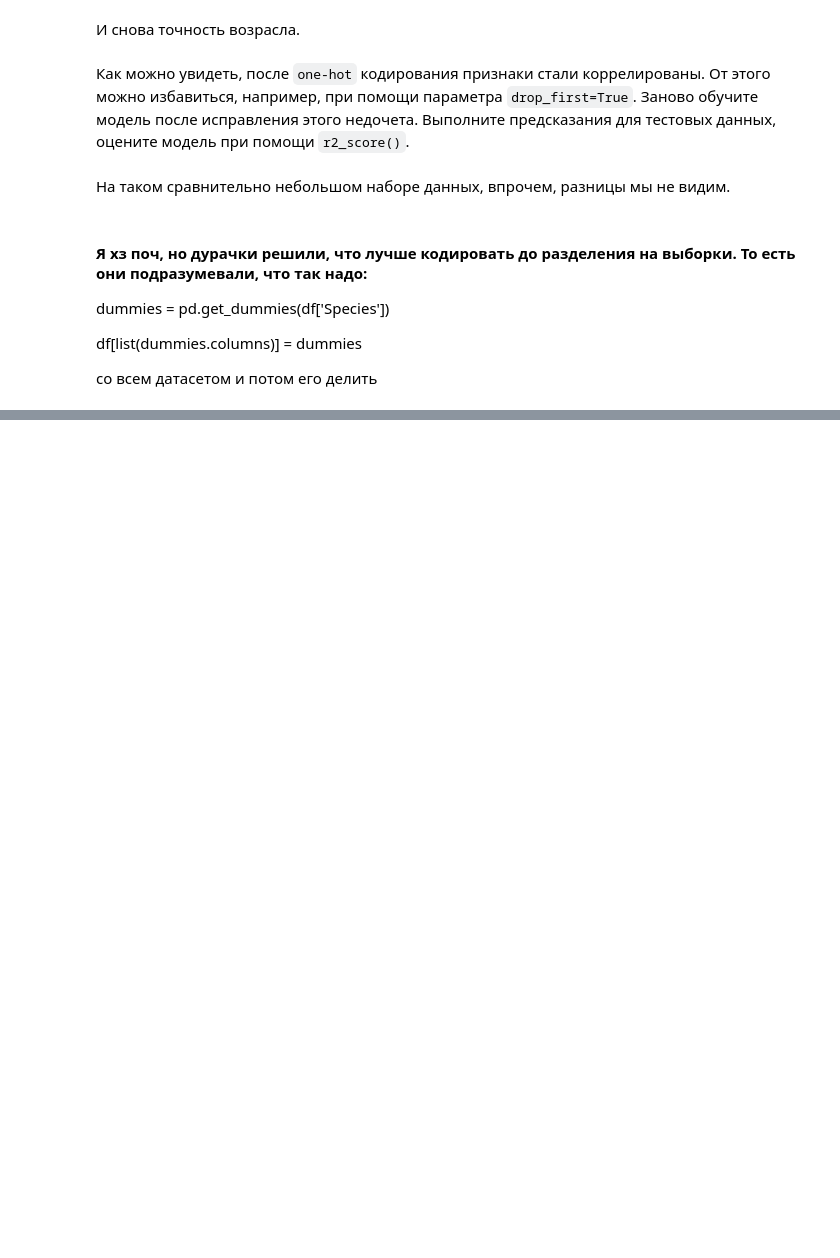
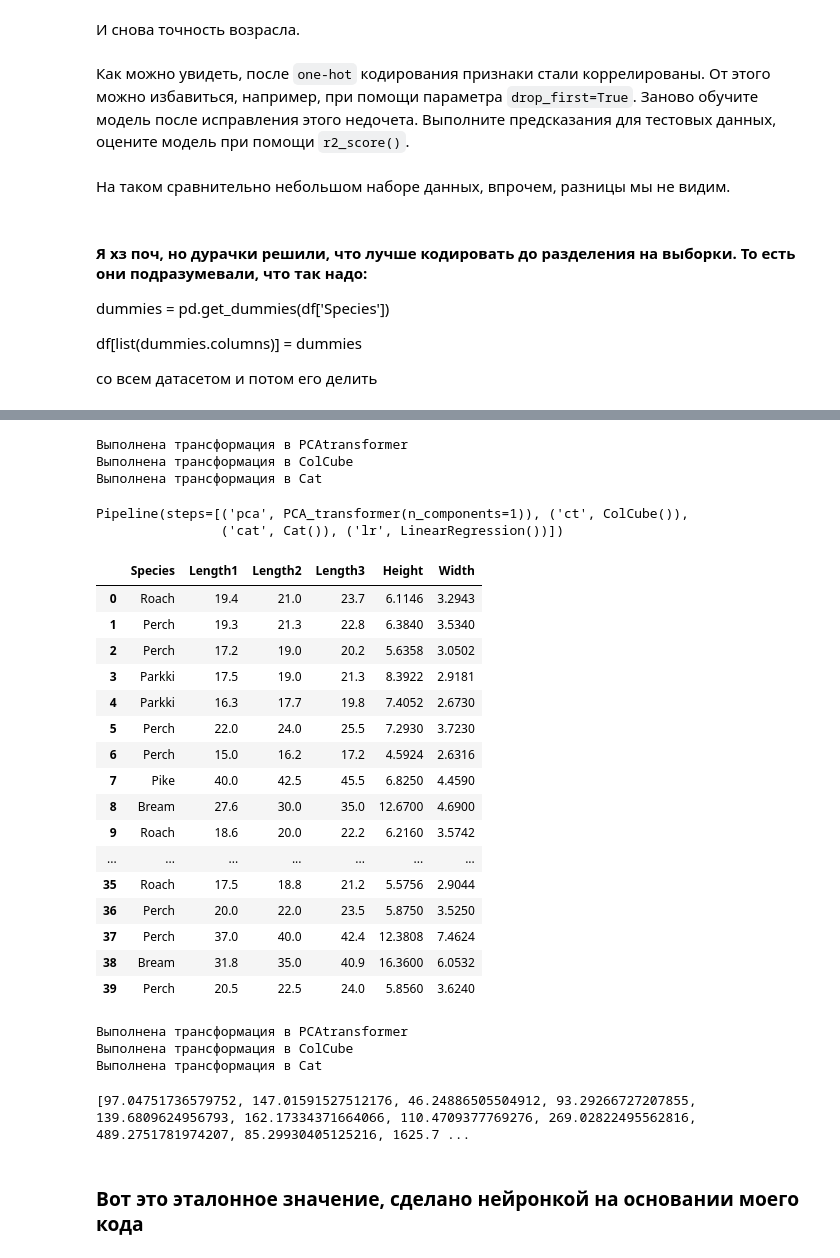
Before and after one commit to FEDOROV-ALEXANDER/ML_Statistics_ITMO, a Jupyter notebook: course/Regression_Students (1).ipynb, the cells around one changed output, grey strips where cells are left out. Cells and saved outputs as stored; diff of their text form; code cells hidden in the pictures; blank space fills up the shorter version.

```diff
--- a/course/Regression_Students (1).ipynb
+++ b/course/Regression_Students (1).ipynb
@@ -461,0 +380,43 @@ lr.score(test_x_pca_cube_categorical, test_y)
+# %%
+pipeline.fit(train_x, train_y)
+# %% [output]
+Выполнена трансформация в PCAtransformer
+Выполнена трансформация в ColCube
+Выполнена трансформация в Cat
+Pipeline(steps=[('pca', PCA_transformer(n_components=1)), ('ct', ColCube()),
+                ('cat', Cat()), ('lr', LinearRegression())])
+# %%
+test = pd.read_csv(os.getcwd() + r'\input\fish_reserved.csv')
+test_x = test[['Species', 'Length1', 'Length2','Length3', 'Height','Width' ]]
+# %%
+test_x
+# %% [output]
+|  | Species | Length1 | Length2 | Length3 | Height | Width |
+| 0 | Roach | 19.4 | 21.0 | 23.7 | 6.1146 | 3.2943 |
+| 1 | Perch | 19.3 | 21.3 | 22.8 | 6.3840 | 3.5340 |
+| 2 | Perch | 17.2 | 19.0 | 20.2 | 5.6358 | 3.0502 |
+| 3 | Parkki | 17.5 | 19.0 | 21.3 | 8.3922 | 2.9181 |
+| 4 | Parkki | 16.3 | 17.7 | 19.8 | 7.4052 | 2.6730 |
+| 5 | Perch | 22.0 | 24.0 | 25.5 | 7.2930 | 3.7230 |
+| 6 | Perch | 15.0 | 16.2 | 17.2 | 4.5924 | 2.6316 |
+| 7 | Pike | 40.0 | 42.5 | 45.5 | 6.8250 | 4.4590 |
+| 8 | Bream | 27.6 | 30.0 | 35.0 | 12.6700 | 4.6900 |
+| 9 | Roach | 18.6 | 20.0 | 22.2 | 6.2160 | 3.5742 |
+| ... | ... | ... | ... | ... | ... | ... |
+| 35 | Roach | 17.5 | 18.8 | 21.2 | 5.5756 | 2.9044 |
+| 36 | Perch | 20.0 | 22.0 | 23.5 | 5.8750 | 3.5250 |
+| 37 | Perch | 37.0 | 40.0 | 42.4 | 12.3808 | 7.4624 |
+| 38 | Bream | 31.8 | 35.0 | 40.9 | 16.3600 | 6.0532 |
+| 39 | Perch | 20.5 | 22.5 | 24.0 | 5.8560 | 3.6240 |
+# %%
+y_calc = list(pipeline.predict(test_x))
+# %% [output]
+Выполнена трансформация в PCAtransformer
+Выполнена трансформация в ColCube
+Выполнена трансформация в Cat
+# %%
+print([float(y) for y in y_calc])
+# %% [output]
+[97.04751736579752, 147.01591527512176, 46.24886505504912, 93.29266727207855, 139.6809624956793, 162.17334371664066, 110.4709377769276, 269.02822495562816, 489.2751781974207, 85.29930405125216, 1625.7 ...
+# %% [markdown]
+### Вот это эталонное значение, сделано нейронкой на основании моего кода
```
Also changed, not shown: parts of 37 cells of this notebook.
